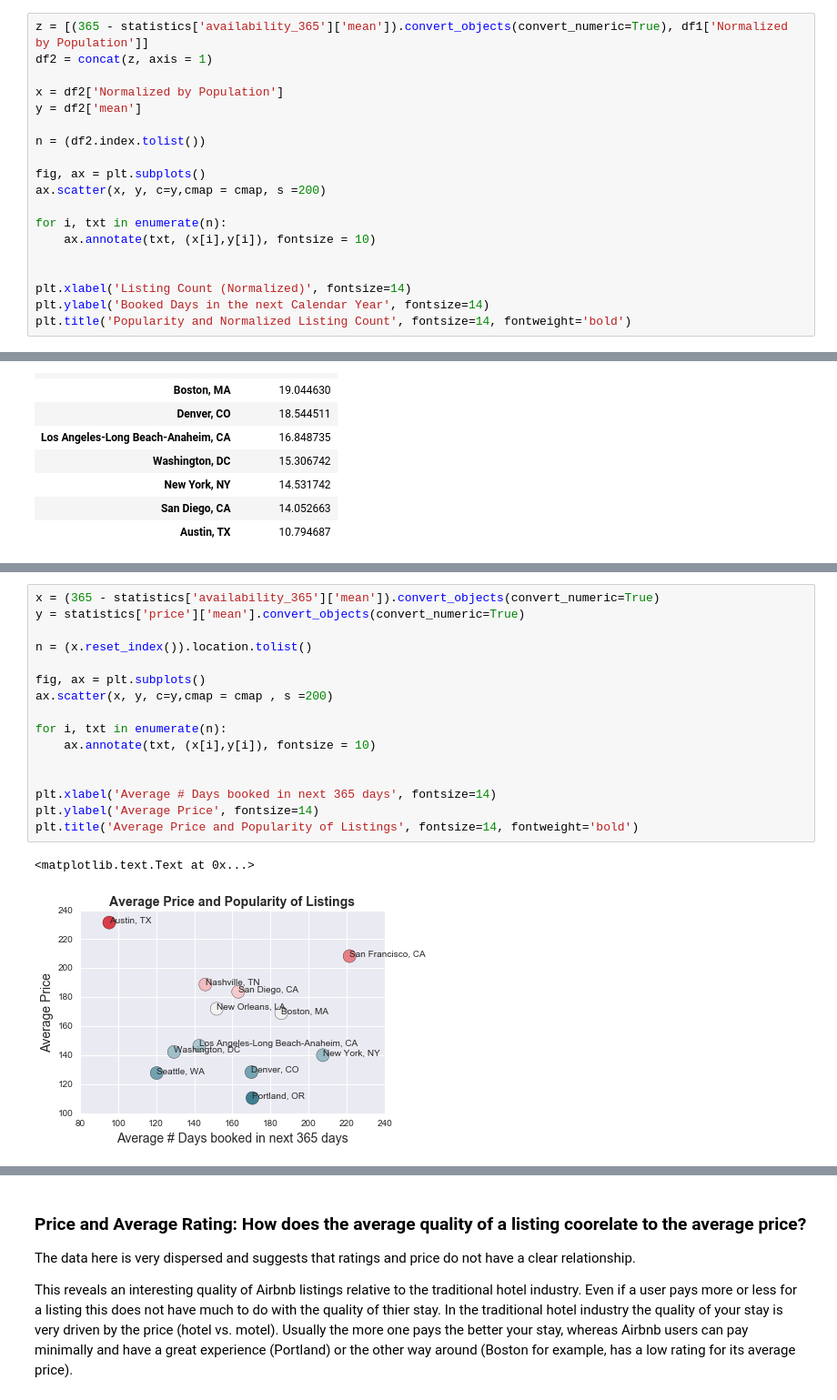
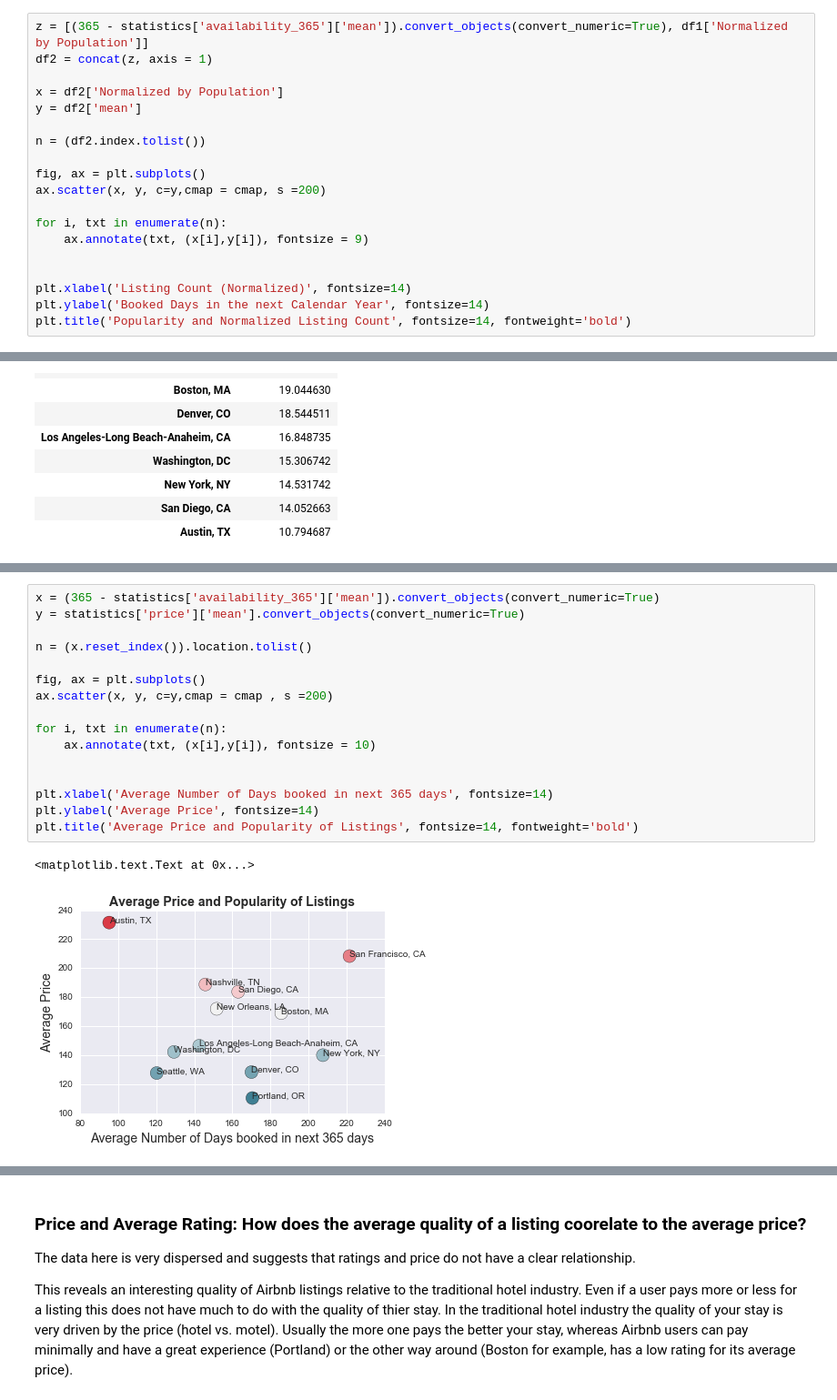
Before and after one commit to nsamrao/Springboard-Data-Science, a Jupyter notebook: Airbnb and Zillow.ipynb, the cells around one changed output, grey strips where cells are left out. Shown at 91% size. Saved outputs shown, nothing was run; the diff lists cells and outputs as text.

```diff
--- a/Airbnb and Zillow.ipynb
+++ b/Airbnb and Zillow.ipynb
@@ -302,7 +301,7 @@ fig, ax = plt.subplots()
 ax.scatter(x, y, c=y,cmap = cmap, s =200)
 
 for i, txt in enumerate(n):
-    ax.annotate(txt, (x[i],y[i]), fontsize = 10)
+    ax.annotate(txt, (x[i],y[i]), fontsize = 9)
 
 
 plt.xlabel('Listing Count (Normalized)', fontsize=14)
@@ -426,19 +421,19 @@ Some outliers are San Francisco which is popular, but still more expensive and A
 # %%
 x = (365 - statistics['availability_365']['mean']).convert_objects(convert_numeric=True)
 y = statistics['price']['mean'].convert_objects(convert_numeric=True)
 
 n = (x.reset_index()).location.tolist()
 
 fig, ax = plt.subplots()
 ax.scatter(x, y, c=y,cmap = cmap , s =200)
 
 for i, txt in enumerate(n):
     ax.annotate(txt, (x[i],y[i]), fontsize = 10)
 
 
-plt.xlabel('Average # Days booked in next 365 days', fontsize=14)
+plt.xlabel('Average Number of Days booked in next 365 days', fontsize=14)
 plt.ylabel('Average Price', fontsize=14)
 plt.title('Average Price and Popularity of Listings', fontsize=14, fontweight='bold')
 # %% [output]
 <matplotlib.text.Text at 0x...>
-[figure, old version]
+[figure, new version]
```
Also changed, not shown: parts of 23 cells of this notebook, 1 other file.
